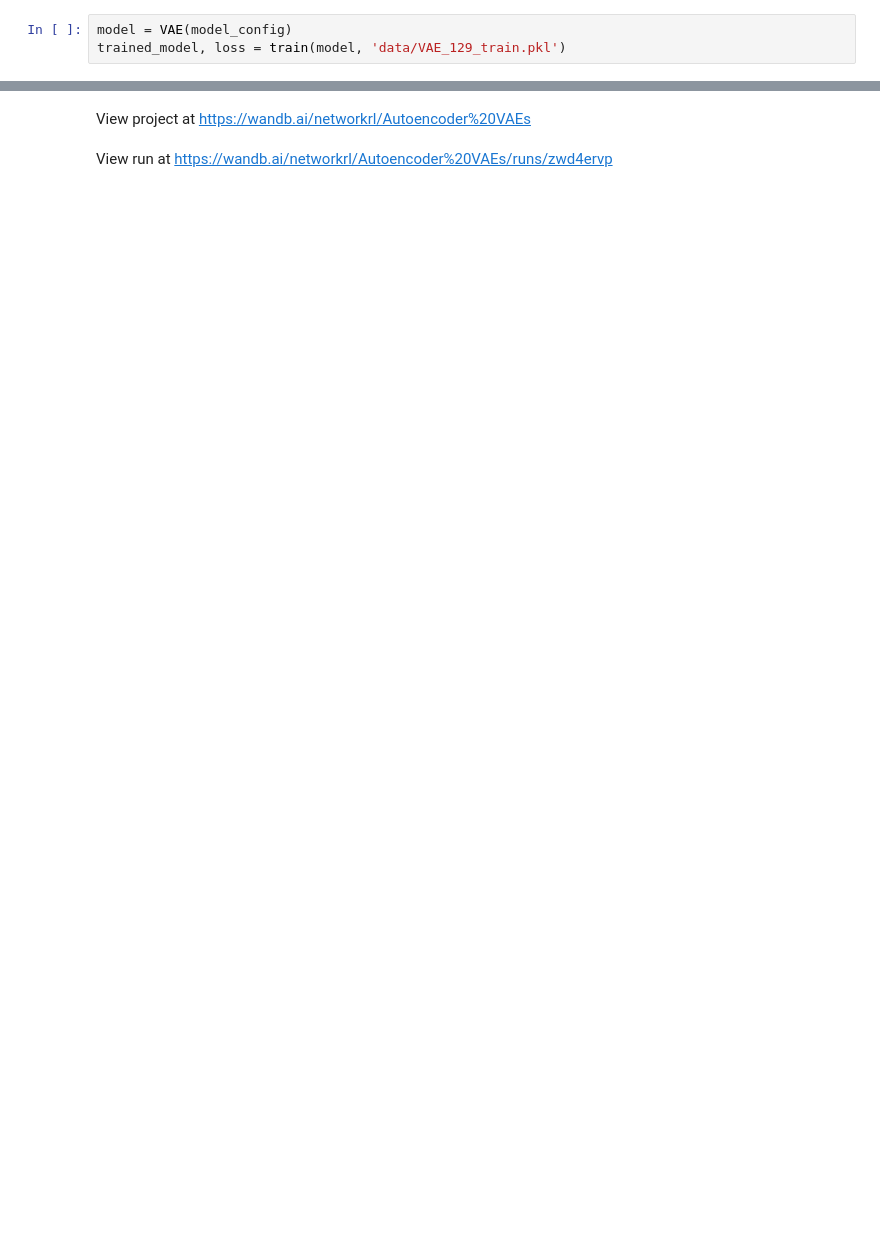
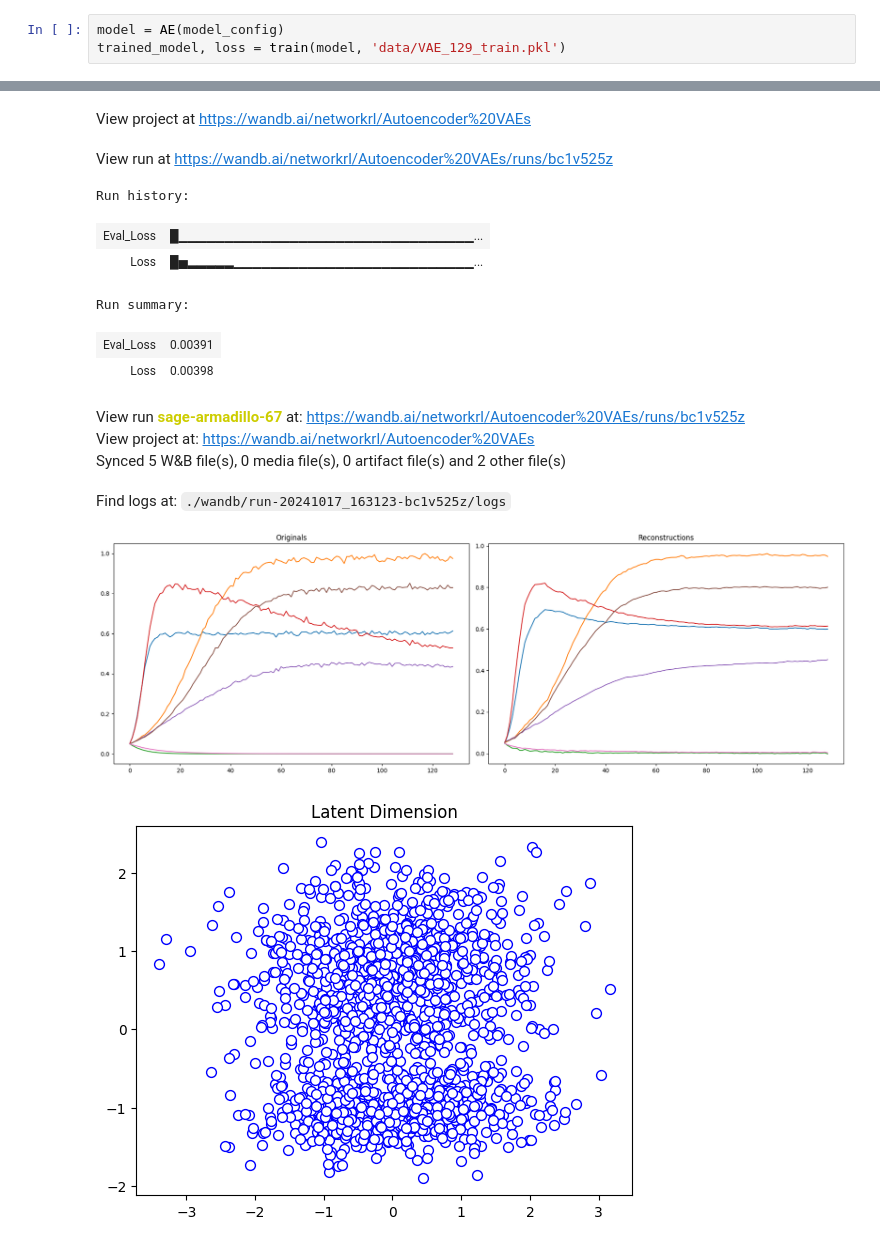
Before and after one commit to CarlosMari/TimeSeries, a Jupyter notebook: train.ipynb, the cells around one changed output, grey strips where cells are left out. Drawn from its saved outputs; the diff is of its cells as text; blank space fills up the shorter version.

```diff
--- a/train.ipynb
+++ b/train.ipynb
@@ -10,5 +25,5 @@ from VAE.models.VAE import VAE
 # %%
-model = VAE(model_config)
+model = AE(model_config)
 trained_model, loss = train(model, 'data/VAE_129_train.pkl')
 # %% [output]
 wandb: Using wandb-core as the SDK backend. Please refer to https://wandb.me/wandb-core for more information.
@@ -19,2 +34,14 @@ Syncing run jolly-breeze-65 to Weights & Biases (docs)
 View project at https://wandb.ai/networkrl/Autoencoder%20VAEs
-View run at https://wandb.ai/networkrl/Autoencoder%20VAEs/runs/zwd4ervp
+View run at https://wandb.ai/networkrl/Autoencoder%20VAEs/runs/bc1v525z
+Run history:
+| Eval_Loss | █▁▁▁▁▁▁▁▁▁▁▁▁▁▁▁▁▁▁▁▁▁▁▁▁▁▁▁▁▁▁▁▁... |
+| Loss | █▅▂▂▂▂▂▁▁▁▁▁▁▁▁▁▁▁▁▁▁▁▁▁▁▁▁▁▁▁▁▁▁... |
+Run summary:
+| Eval_Loss | 0.00391 |
+| Loss | 0.00398 |
+View run sage-armadillo-67 at: https://wandb.ai/networkrl/Autoencoder%20VAEs/runs/bc1v525z
+View project at: https://wandb.ai/networkrl/Autoencoder%20VAEs
+Synced 5 W&B file(s), 0 media file(s), 0 artifact file(s) and 2 other file(s)
+Find logs at: ./wandb/run-20241017_163123-bc1v525z/logs
+[figure, added]
+[figure, added]
```
Also changed, not shown: parts of 4 cells of this notebook, 3 other files.
